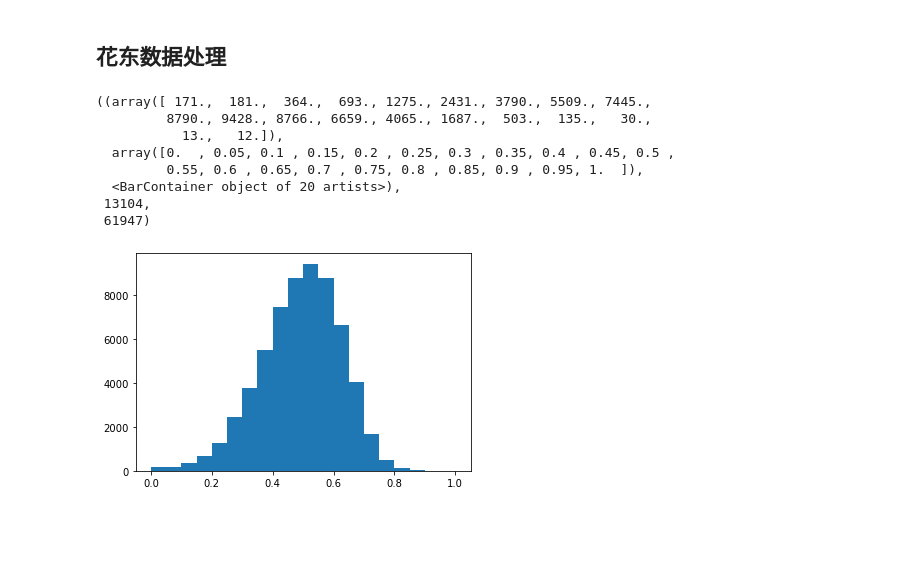
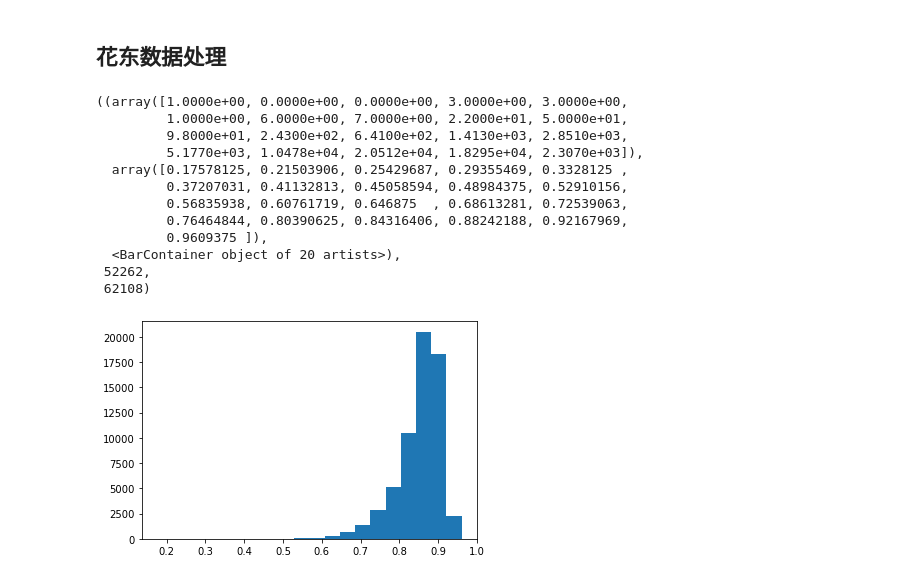
Before and after one commit to LumionHXJ/sam2, a Jupyter notebook: test.ipynb, the cells around one changed output. Cells and saved outputs as stored; diff of their text form; code cells hidden in the pictures; blank space fills up the shorter version.

```diff
--- a/test.ipynb
+++ b/test.ipynb
@@ -12,10 +12,10 @@ import os
 from matplotlib import pyplot as plt
 from pycocotools import mask as maskUtils
 
-sam2_checkpoint = "sam2_logs/configs/sam2.1_training/sam2.1_hiera_l_OBIMD_stage2/checkpoints/checkpoint.pt"
+sam2_checkpoint = "sam2_logs/configs/sam2.1_training/sam2.1_hiera_l_OBIMD_stage3.yaml/checkpoints/checkpoint.pt"
 model_cfg = "configs/sam2.1/sam2.1_hiera_l.yaml"
 
-sam2_model = build_sam2(model_cfg, sam2_checkpoint, device='cuda:1')
+sam2_model = build_sam2(model_cfg, sam2_checkpoint, device='cuda:2')
 
 predictor = SAM2ImagePredictor(sam2_model)
 # %%
@@ -105,7 +105,7 @@ from pycocotools import mask as maskUtils
 from tqdm import tqdm
 from sam2.build_sam import build_sam2_video_predictor
 
-sam2_checkpoint = "sam2_logs/configs/sam2.1_training/sam2.1_hiera_l_OBIMD_stage2/checkpoints/checkpoint.pt"
+sam2_checkpoint = "sam2_logs/configs/sam2.1_training/sam2.1_hiera_l_OBIMD_stage3.yaml/checkpoints/checkpoint.pt"
 model_cfg = "configs/sam2.1/sam2.1_hiera_l.yaml"
 
 predictor = build_sam2_video_predictor(model_cfg, sam2_checkpoint, device='cuda:3')
@@ -173,5 +173,4 @@ for img_path in tqdm(sorted(os.listdir('data/OBIMD_test100/JPEGImages'))):
         if np.sum(gt) == 0:
             continue
         miou.append(np.sum(pred * gt) / (np.sum(pred) + np.sum(gt) - np.sum(pred * gt)))
-    break
 print(np.mean(miou))
@@ -199,32 +200,41 @@ for unsuper_data in os.listdir("/data/huxingjian/historical_document/YQWY/HJ"):
 # %%
 # 过一遍iou的分布，看看大于0.5的有多少
 import os
 import json
 import matplotlib.pyplot as plt
 import numpy as np
 ious = []
-for file in os.listdir('data/OBIMD_stage1/facsimile_json_new'):
-    with open(os.path.join('data/OBIMD_stage1/facsimile_json_new', file)) as f:
+stab = []
+tgt_dir = 'data/OBIMD_stage3/facsimile_json_iou0.8'
+os.makedirs(tgt_dir, exist_ok=False)
+for file in os.listdir('data/OBIMD_stage3/facsimile_json'):
+    with open(os.path.join('data/OBIMD_stage3/facsimile_json', file)) as f:
         data = json.load(f)
     ious.extend([annotation['predicted_iou'] for annotation in data['annotations']])
+    stab.extend([annotation['stability_score'] for annotation in data['annotations']])
     filter_annotions = dict(image_info=data['image_info'], annotations=[])
-    filter_annotions['annotations'] = [annotation for annotation in data['annotations'] if annotation['predicted_iou'] > 0.6]
+    filter_annotions['annotations'] = [annotation for annotation in data['annotations'] if annotation['predicted_iou'] > 0.8]
     if len(filter_annotions['annotations']) == 0:
         continue
-    with open(os.path.join('data/OBIMD_stage1/facsimile_json_iou0.6', file), 'w') as f:
+    with open(os.path.join(tgt_dir, file), 'w') as f:
         json.dump(filter_annotions, f, indent=2)
 ious = np.array(ious)
-plt.hist(ious, bins=20), len(ious[ious>0.6]), len(ious)
+stab = np.array(stab)
+plt.hist(ious, bins=20), len(ious[ious>0.8]), len(ious)
 # %% [output]
-((array([ 171.,  181.,  364.,  693., 1275., 2431., 3790., 5509., 7445.,
-         8790., 9428., 8766., 6659., 4065., 1687.,  503.,  135.,   30.,
-           13.,   12.]),
-  array([0.  , 0.05, 0.1 , 0.15, 0.2 , 0.25, 0.3 , 0.35, 0.4 , 0.45, 0.5 ,
-         0.55, 0.6 , 0.65, 0.7 , 0.75, 0.8 , 0.85, 0.9 , 0.95, 1.  ]),
+((array([1.0000e+00, 0.0000e+00, 0.0000e+00, 3.0000e+00, 3.0000e+00,
+         1.0000e+00, 6.0000e+00, 7.0000e+00, 2.2000e+01, 5.0000e+01,
+         9.8000e+01, 2.4300e+02, 6.4100e+02, 1.4130e+03, 2.8510e+03,
+         5.1770e+03, 1.0478e+04, 2.0512e+04, 1.8295e+04, 2.3070e+03]),
+  array([0.17578125, 0.21503906, 0.25429687, 0.29355469, 0.3328125 ,
+         0.37207031, 0.41132813, 0.45058594, 0.48984375, 0.52910156,
+         0.56835938, 0.60761719, 0.646875  , 0.68613281, 0.72539063,
+         0.76464844, 0.80390625, 0.84316406, 0.88242188, 0.92167969,
+         0.9609375 ]),
   <BarContainer object of 20 artists>),
- 13104,
- 61947)
+ 52262,
+ 62108)
-[figure, old version]
+[figure, new version]
 # %%
 with open("data/OBIMD_raw_hj/train.txt") as f:
     train = set([l.strip() for l in f.readlines()])
```
Also changed, not shown: parts of 3 cells of this notebook, 9 other files.
